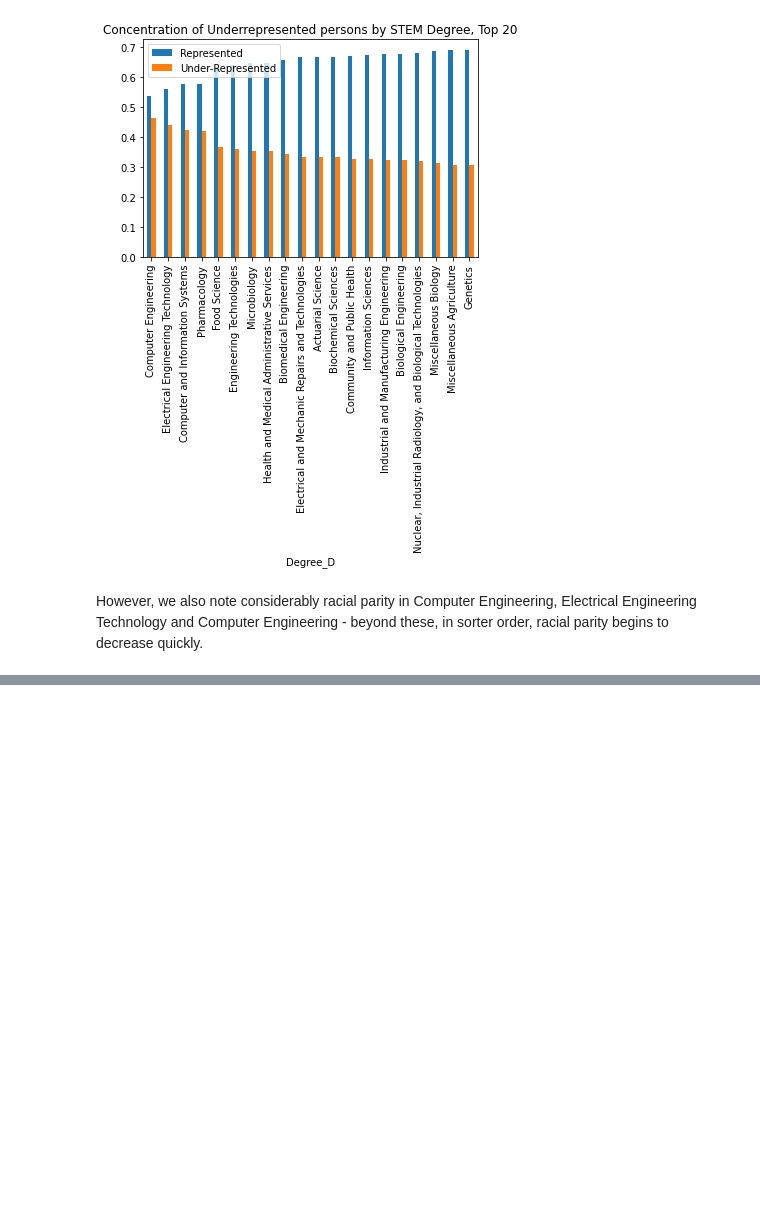
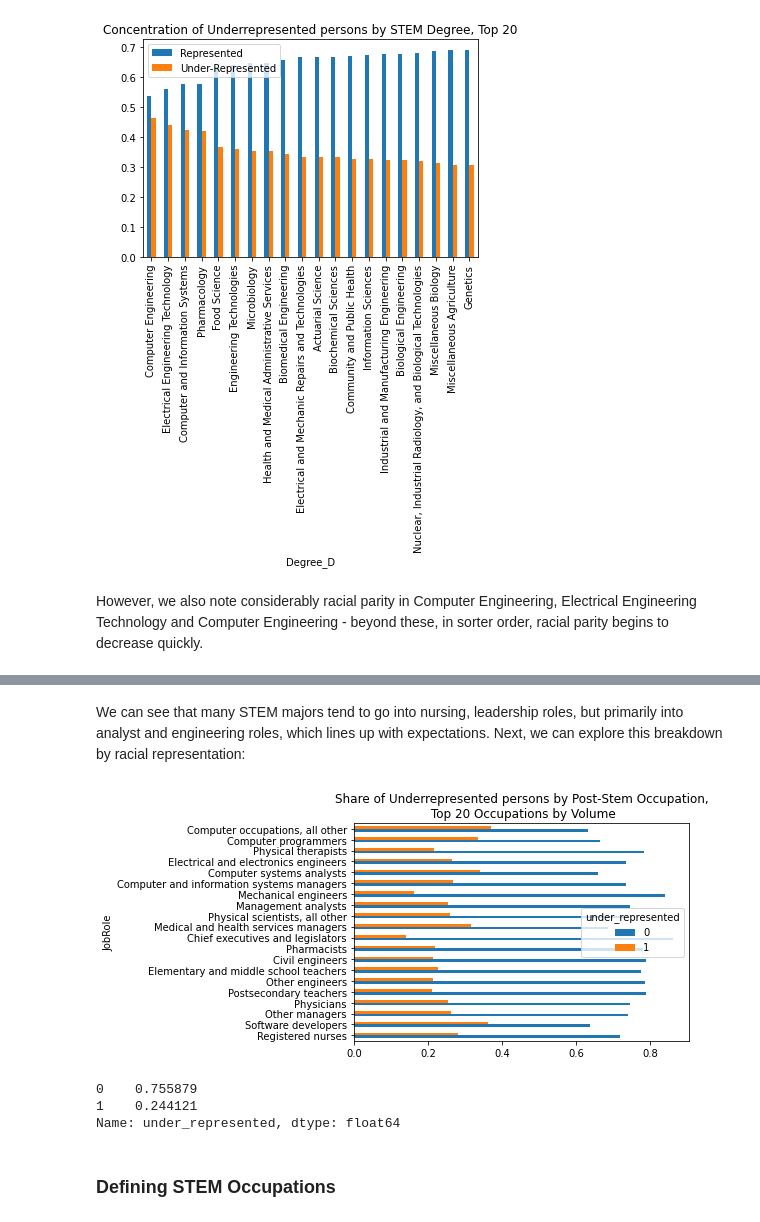
Before and after one commit to kayfilipp/HigherME, a Jupyter notebook: census_data/Untitled.ipynb, the cells around one changed output, grey strips where cells are left out. Drawn from its saved outputs; the diff is of its cells as text; code cells hidden in the pictures; blank space fills up the shorter version.

Commit message:
post-edu job analysis

```diff
--- a/census_data/Untitled.ipynb
+++ b/census_data/Untitled.ipynb
@@ -287,0 +346,28 @@ However, we also note considerably racial parity in Computer Engineering, Electr
+# %% [markdown]
+We can see that many STEM majors tend to go into nursing, leadership roles, but primarily into analyst and engineering roles, which lines up with expectations. Next, we can explore this breakdown by racial representation:
+# %%
+job_by_rep = pd.crosstab(
+    temp['JobRole']
+    ,temp['under_represented']
+)
+
+#add another column for total employment and sort to get top 20 roles
+job_by_rep[2] = job_by_rep[0]+job_by_rep[1]
+job_by_rep[0] = job_by_rep[0] / job_by_rep[2]
+job_by_rep[1] = 1 - job_by_rep[0]
+job_by_rep    = job_by_rep.sort_values(2,ascending=False)[:20]
+#get rid of total field to make chart clearer.
+job_by_rep    = job_by_rep.drop(2,axis=1)
+ax=job_by_rep.plot.barh(
+    title=f'Share of Underrepresented persons by Post-Stem Occupation,\n Top {len(job_by_rep)} Occupations by Volume'
+)
+# %% [output]
+[figure, added]
+# %%
+df.query("is_STEM==1")['under_represented'].value_counts(True)
+# %% [output]
+0    0.755879
+1    0.244121
+Name: under_represented, dtype: float64
+# %% [markdown]
+### Defining STEM Occupations
```
Also changed, not shown: parts of 11 cells of this notebook, 1 other file.
